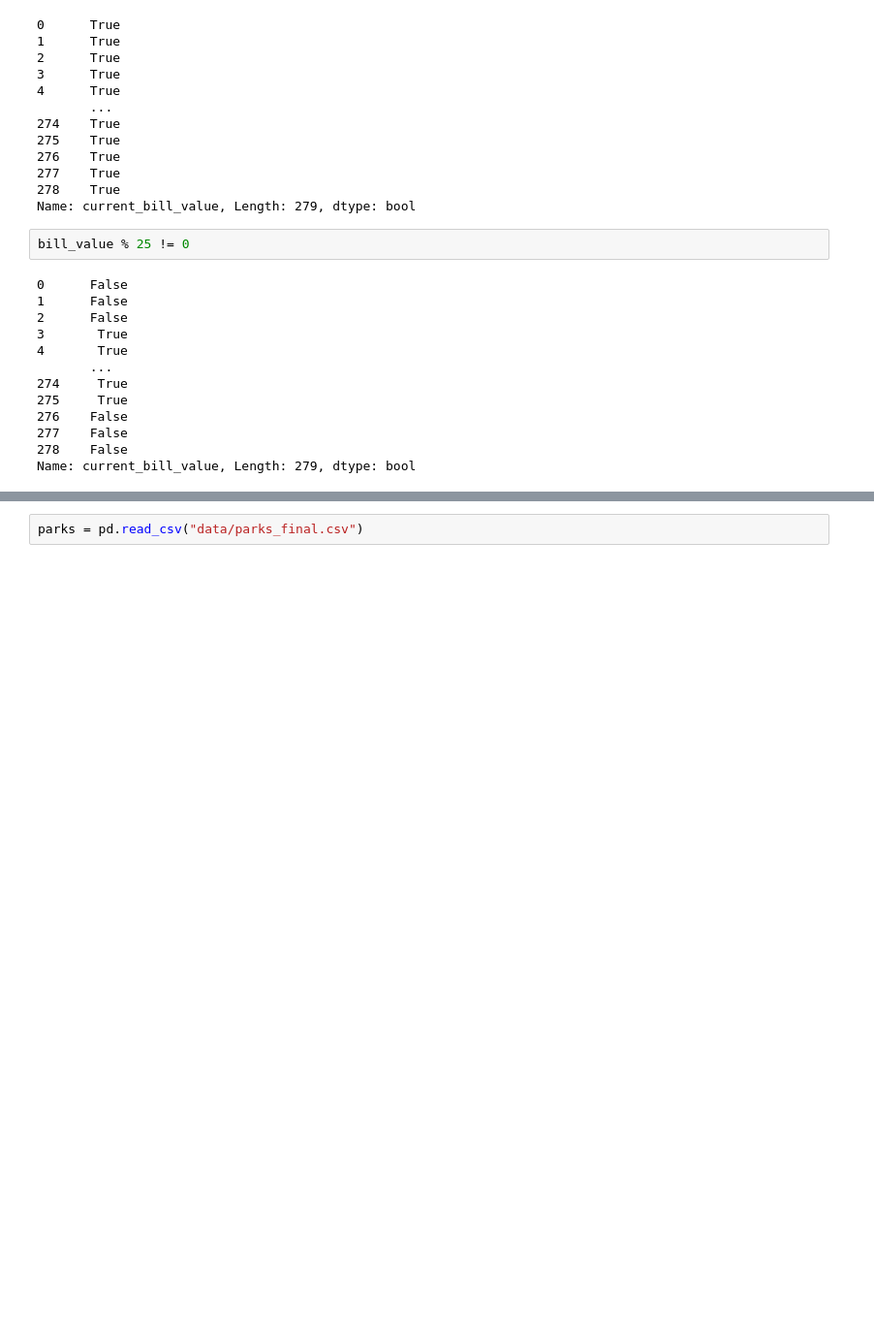
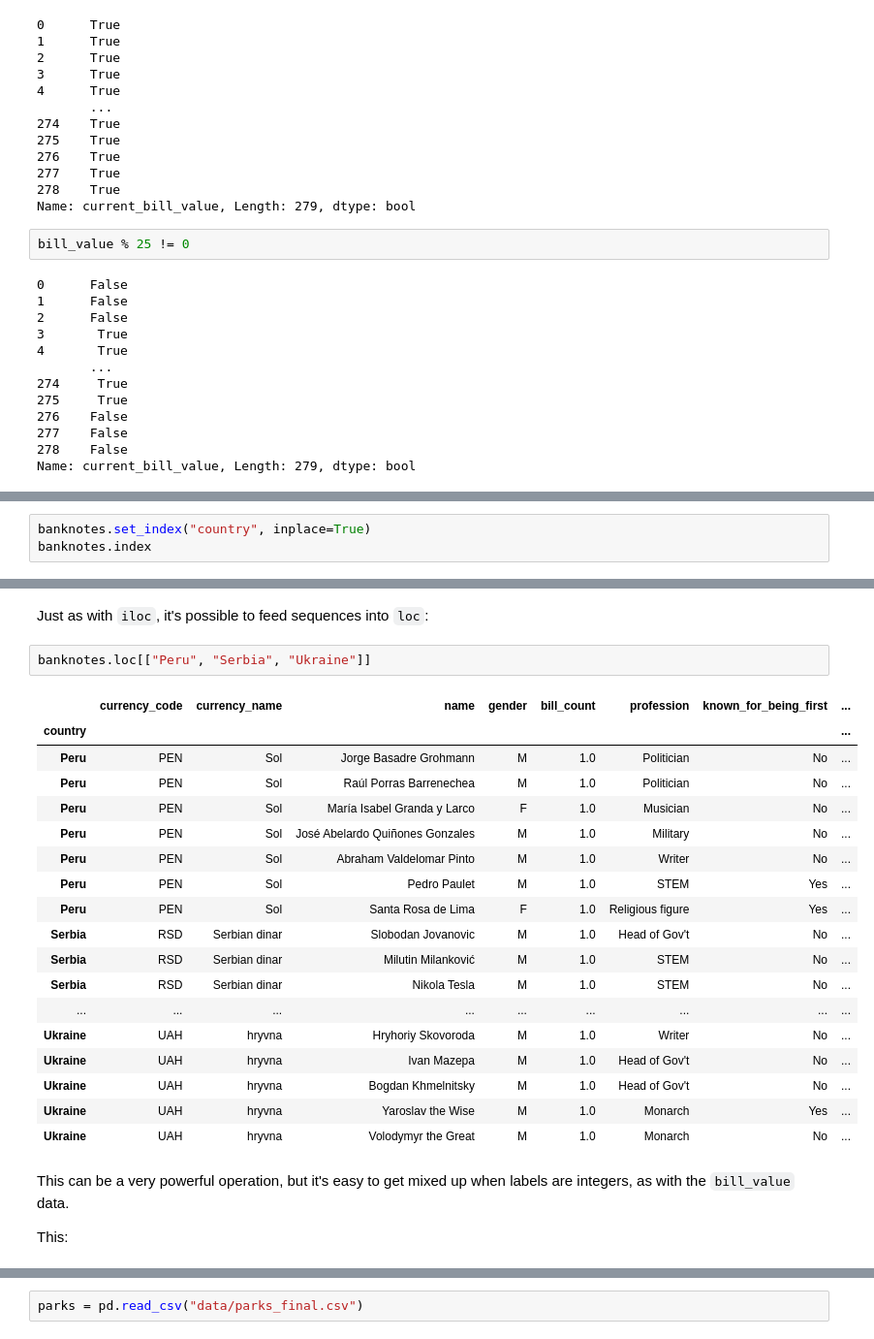
Before and after one commit to ucdavisdatalab/workshop_python_basics, a Jupyter notebook: _sources/chapters/02_pandas-basics.ipynb, the cells around one changed output, grey strips where cells are left out. Shown at 97% size. Drawn from its saved outputs; the diff is of its cells as text; blank space fills up the shorter version.

```diff
--- a/_sources/chapters/02_pandas-basics.ipynb
+++ b/_sources/chapters/02_pandas-basics.ipynb
@@ -582,0 +652,3 @@ Name: current_bill_value, Length: 279, dtype: bool
+# %%
+banknotes.set_index("country", inplace=True)
+banknotes.index
@@ -582,0 +775,28 @@ Name: current_bill_value, Length: 279, dtype: bool
+# %% [markdown]
+Just as with `iloc`, it's possible to feed sequences into `loc`:
+# %%
+banknotes.loc[["Peru", "Serbia", "Ukraine"]]
+# %% [output]
+|  | currency_code | currency_name | name | gender | bill_count | profession | known_for_being_first | ... |
+| country |  |  |  |  |  |  |  | ... |
+| Peru | PEN | Sol | Jorge Basadre Grohmann | M | 1.0 | Politician | No | ... |
+| Peru | PEN | Sol | Raúl Porras Barrenechea | M | 1.0 | Politician | No | ... |
+| Peru | PEN | Sol | María Isabel Granda y Larco | F | 1.0 | Musician | No | ... |
+| Peru | PEN | Sol | José Abelardo Quiñones Gonzales | M | 1.0 | Military | No | ... |
+| Peru | PEN | Sol | Abraham Valdelomar Pinto | M | 1.0 | Writer | No | ... |
+| Peru | PEN | Sol | Pedro Paulet | M | 1.0 | STEM | Yes | ... |
+| Peru | PEN | Sol | Santa Rosa de Lima | F | 1.0 | Religious figure | Yes | ... |
+| Serbia | RSD | Serbian dinar | Slobodan Jovanovic | M | 1.0 | Head of Gov't | No | ... |
+| Serbia | RSD | Serbian dinar | Milutin Milanković | M | 1.0 | STEM | No | ... |
+| Serbia | RSD | Serbian dinar | Nikola Tesla | M | 1.0 | STEM | No | ... |
+| ... | ... | ... | ... | ... | ... | ... | ... | ... |
+| Ukraine | UAH | hryvna | Hryhoriy Skovoroda | M | 1.0 | Writer | No | ... |
+| Ukraine | UAH | hryvna | Ivan Mazepa | M | 1.0 | Head of Gov't | No | ... |
+| Ukraine | UAH | hryvna | Bogdan Khmelnitsky | M | 1.0 | Head of Gov't | No | ... |
+| Ukraine | UAH | hryvna | Yaroslav the Wise | M | 1.0 | Monarch | Yes | ... |
+| Ukraine | UAH | hryvna | Volodymyr the Great | M | 1.0 | Monarch | No | ... |
+# %% [markdown]
+This can be a very powerful operation, but it's easy to get mixed up when
+labels are integers, as with the `bill_value` data.
+
+This:
```
Also changed, not shown: parts of 101 cells of this notebook, 5 other files.
